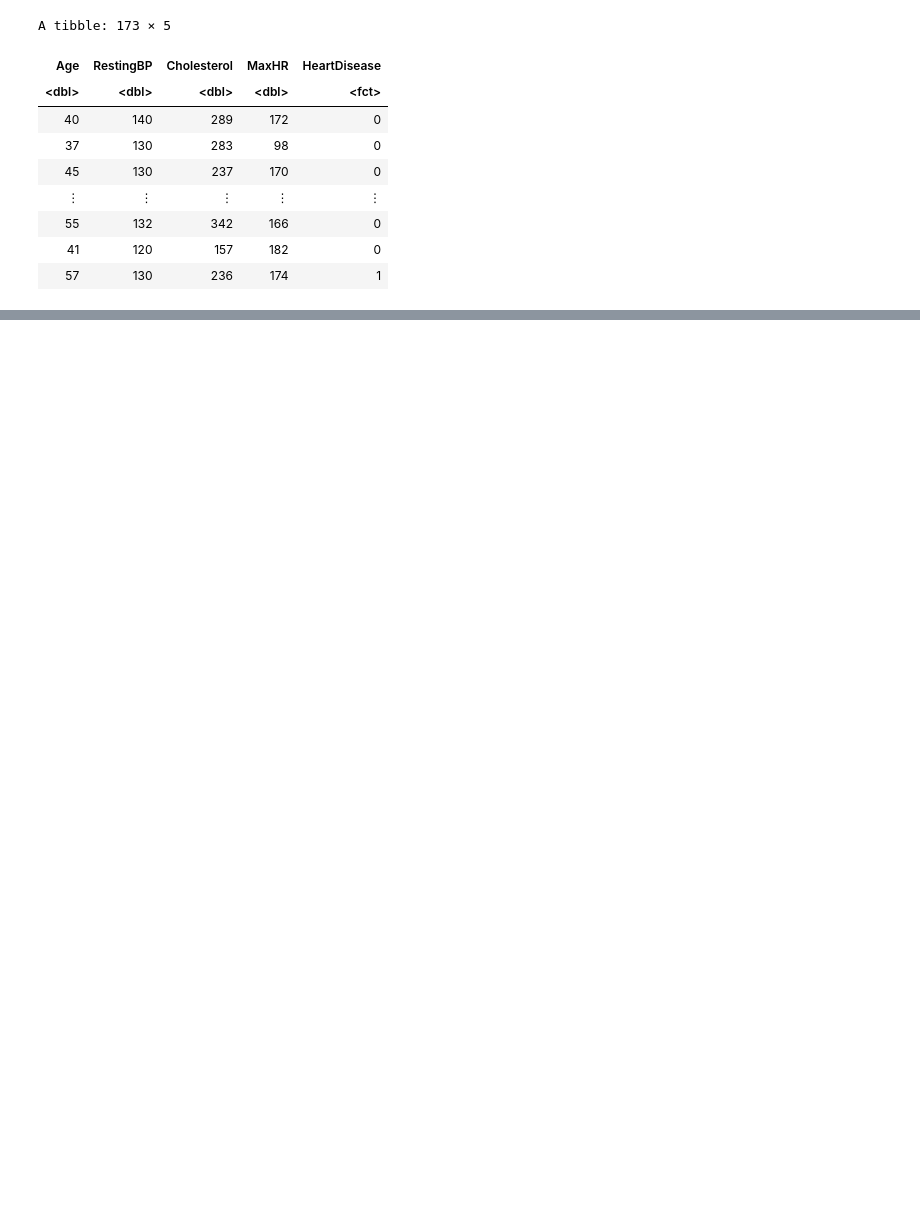
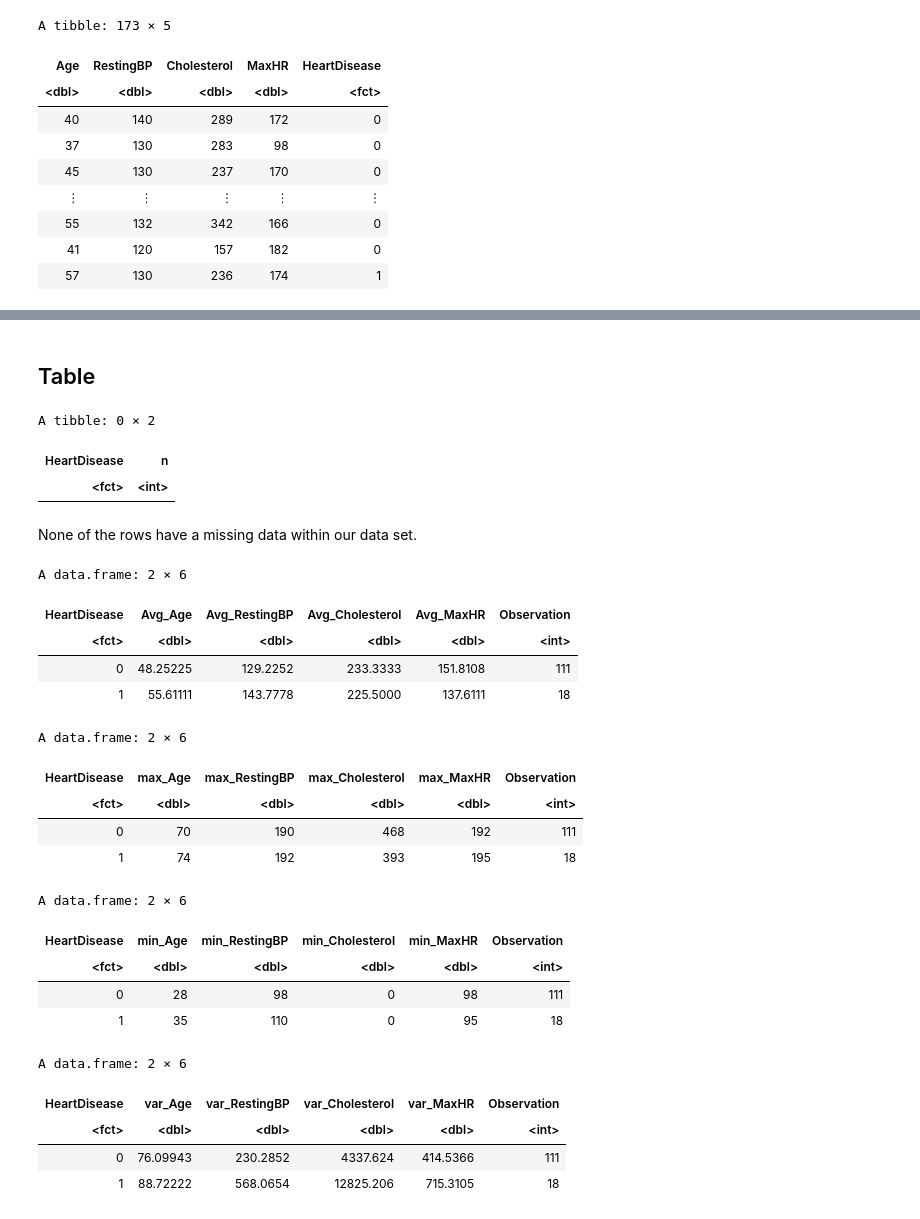
Before and after one commit to kiarashbahari/Group_project, a Jupyter notebook: proposal.ipynb, the cells around one changed output, grey strips where cells are left out. Drawn from its saved outputs; the diff is of its cells as text; code cells hidden in the pictures; blank space fills up the shorter version.

```diff
--- a/proposal.ipynb
+++ b/proposal.ipynb
@@ -176 +141,71 @@ A data.frame: 2 × 6
+# %% [markdown]
+## Table
+# %%
+na_heart <- data_train|>
+        filter(HeartDisease=NA)|>
+        group_by(HeartDisease)|>
+        summarize(n=n())
+na_heart
+# %% [output]
+A tibble: 0 × 2
+| HeartDisease | n |
+| <fct> | <int> |
+# %% [markdown]
+None of the rows have a missing data within our data set.
+# %%
+nheart <- data_train|>
+        group_by(HeartDisease)|>
+        summarize(Observation=n())
+
+table_1 <- data_train|>
+        group_by(HeartDisease)|>
+        summarize(across(Age:MaxHR, mean, na.rm=TRUE))
+mean_heart_disease <- merge(table_1,nheart) |>
+    rename(Avg_Age = Age, Avg_RestingBP = RestingBP, Avg_Cholesterol = Cholesterol, Avg_MaxHR = MaxHR)
+
+table_2 <- data_train|>
+        group_by(HeartDisease)|>
+        summarize(across(Age:MaxHR, max, na.rm=TRUE))
+max_heart_disease <- merge(table_2, nheart) |>
+    rename(max_Age = Age, max_RestingBP = RestingBP, max_Cholesterol = Cholesterol, max_MaxHR = MaxHR)
+
+table_3 <- data_train|>
+        group_by(HeartDisease)|>
+        summarize(across(Age:MaxHR, min, na.rm=TRUE))
+min_heart_disease <- merge(table_3, nheart) |>
+    rename(min_Age = Age, min_RestingBP = RestingBP, min_Cholesterol = Cholesterol, min_MaxHR = MaxHR)
+
+table_4 <- data_train|>
+        group_by(HeartDisease)|>
+        summarize(across(Age:MaxHR, var, na.rm=TRUE))
+variance_heart_disease <- merge(table_4,nheart) |>
+    rename(var_Age = Age, var_RestingBP = RestingBP, var_Cholesterol = Cholesterol, var_MaxHR = MaxHR)
+
+
+
+mean_heart_disease
+max_heart_disease
+min_heart_disease
+variance_heart_disease
+# %% [output]
+A data.frame: 2 × 6
+| HeartDisease | Avg_Age | Avg_RestingBP | Avg_Cholesterol | Avg_MaxHR | Observation |
+| <fct> | <dbl> | <dbl> | <dbl> | <dbl> | <int> |
+| 0 | 48.25225 | 129.2252 | 233.3333 | 151.8108 | 111 |
+| 1 | 55.61111 | 143.7778 | 225.5000 | 137.6111 | 18 |
+A data.frame: 2 × 6
+| HeartDisease | max_Age | max_RestingBP | max_Cholesterol | max_MaxHR | Observation |
+| <fct> | <dbl> | <dbl> | <dbl> | <dbl> | <int> |
+| 0 | 70 | 190 | 468 | 192 | 111 |
+| 1 | 74 | 192 | 393 | 195 | 18 |
+A data.frame: 2 × 6
+| HeartDisease | min_Age | min_RestingBP | min_Cholesterol | min_MaxHR | Observation |
+| <fct> | <dbl> | <dbl> | <dbl> | <dbl> | <int> |
+| 0 | 28 | 98 | 0 | 98 | 111 |
+| 1 | 35 | 110 | 0 | 95 | 18 |
+A data.frame: 2 × 6
+| HeartDisease | var_Age | var_RestingBP | var_Cholesterol | var_MaxHR | Observation |
+| <fct> | <dbl> | <dbl> | <dbl> | <dbl> | <int> |
+| 0 | 76.09943 | 230.2852 | 4337.624 | 414.5366 | 111 |
+| 1 | 88.72222 | 568.0654 | 12825.206 | 715.3105 | 18 |
 # %% [markdown]
```
Also changed, not shown: parts of 15 cells of this notebook.
